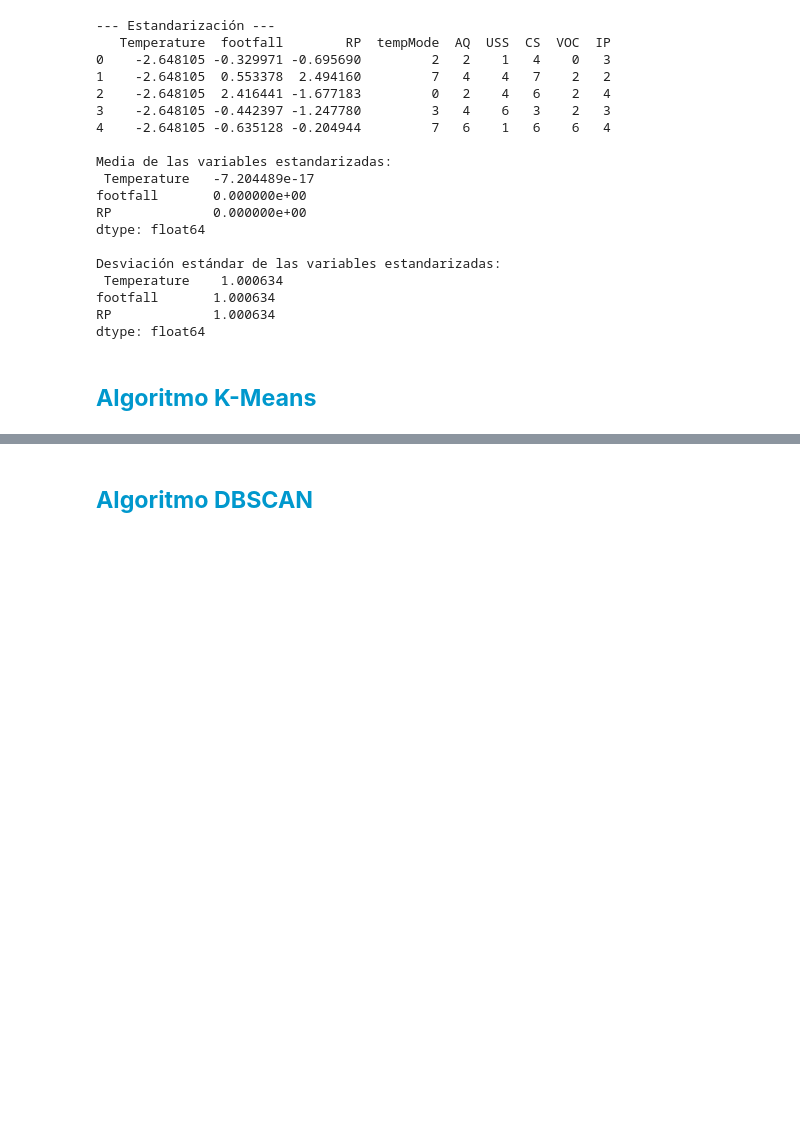
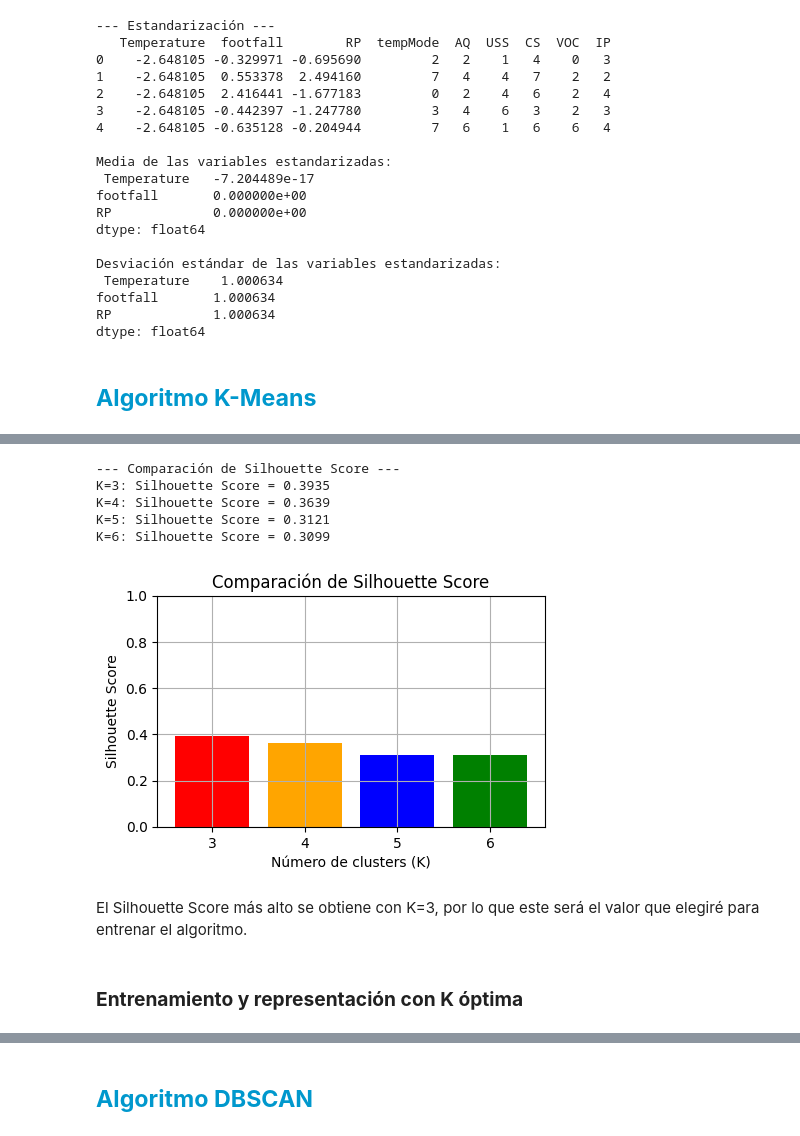
Before and after one commit to Rubenjme/Unsupervised_Learning_Clusters, a Jupyter notebook: Clustering.ipynb, the cells around one changed output, grey strips where cells are left out. Saved outputs shown, nothing was run; the diff lists cells and outputs as text; code cells hidden in the pictures; blank space fills up the shorter version.

```diff
--- a/Clustering.ipynb
+++ b/Clustering.ipynb
@@ -278,0 +359,35 @@ dtype: float64
+# %%
+from sklearn.metrics import silhouette_score
+
+k_values_to_compare = [3, 4, 5, 6] # Defino los valores de K a comparar
+silhouette_scores = {}             # Diccionario para almacenar los silhouette scores
+
+print("\n--- Comparación de Silhouette Score ---")
+for k in k_values_to_compare:
+    kmeans = KMeans(n_clusters=k, random_state=7, n_init=10)             # Creo el modelo
+    cluster_labels = kmeans.fit_predict(df_final[continuous_vars])       # Entreno y lanzo las predicciones de los clusters
+    score = silhouette_score(df_final[continuous_vars], cluster_labels)  # Calculo el Silhouette Score
+    silhouette_scores[k] = score                                         # Guardo el Silhouette Score
+    print(f"K={k}: Silhouette Score = {score:.4f}")
+
+# Visualización de la comparación
+plt.figure(figsize=(5, 3))
+plt.bar(silhouette_scores.keys(), silhouette_scores.values(), color=['red', 'orange', 'blue', 'green'])
+plt.xlabel("Número de clusters (K)")
+plt.ylabel("Silhouette Score")
+plt.title("Comparación de Silhouette Score")
+plt.xticks([3, 4, 5, 6])
+plt.ylim(0, 1)  # El silhouette score está entre -1 y 1
+plt.grid()
+plt.show()
+# %% [output]
+--- Comparación de Silhouette Score ---
+K=3: Silhouette Score = 0.3935
+K=4: Silhouette Score = 0.3639
+K=5: Silhouette Score = 0.3121
+K=6: Silhouette Score = 0.3099
+[figure, added]
+# %% [markdown]
+El Silhouette Score más alto se obtiene con K=3, por lo que este será el valor que elegiré para entrenar el algoritmo.
+# %% [markdown]
+### **Entrenamiento y representación con K óptima**
```
Also changed, not shown: parts of 10 cells of this notebook.
